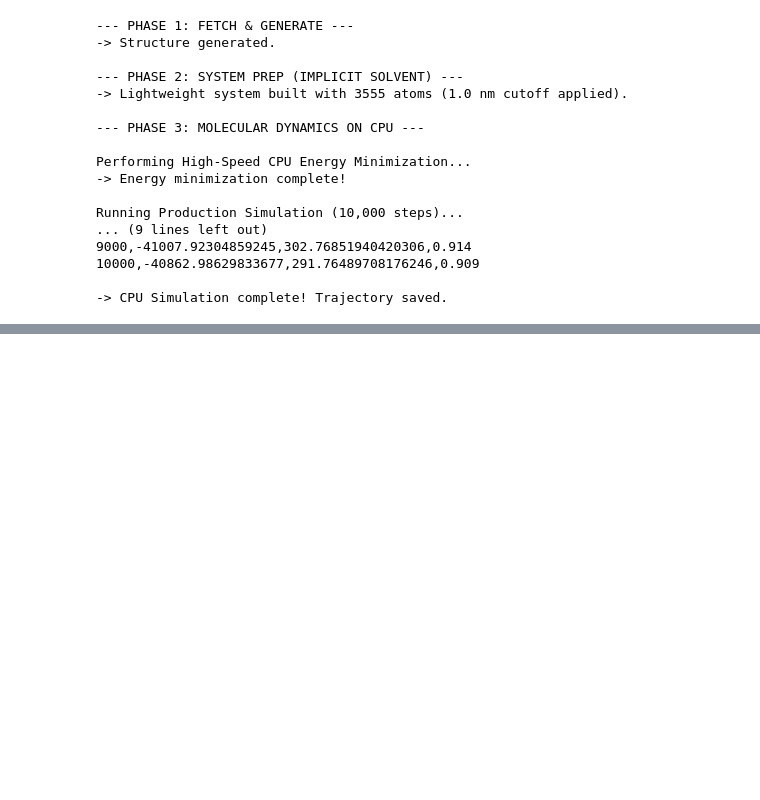
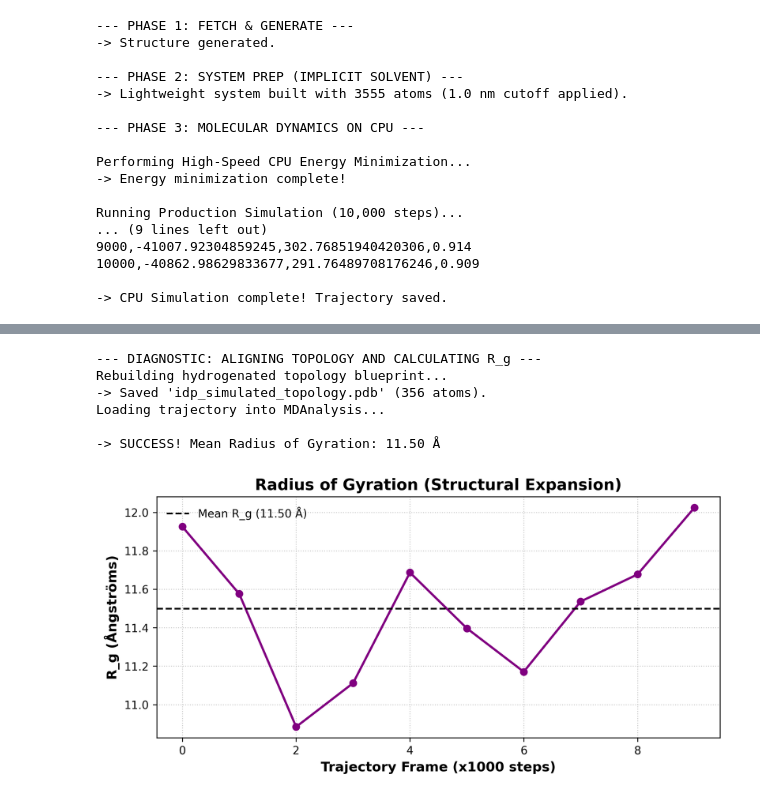
Before and after one commit to drmuruga/Tardigrade-CAHS-d-simulation, a Jupyter notebook: tardigrade_simulation.ipynb, the cells around one changed output, grey strips where cells are left out. Cells and saved outputs as stored; diff of their text form; code cells hidden in the pictures; blank space fills up the shorter version.

```diff
--- a/tardigrade_simulation.ipynb
+++ b/tardigrade_simulation.ipynb
@@ -218,0 +576,68 @@ Running Production Simulation (10,000 steps)...
+# %%
+import openmm.app as app
+from pdbfixer import PDBFixer
+import MDAnalysis as mda
+import matplotlib.pyplot as plt
+import numpy as np
+import warnings
+
+# Suppress the harmless MDAnalysis deprecation warnings for cleaner output
+warnings.filterwarnings('ignore')
+
+print("--- DIAGNOSTIC: ALIGNING TOPOLOGY AND CALCULATING R_g ---")
+
+try:
+    # 1. Re-generate the 356-atom topology that OpenMM actually simulated
+    print("Rebuilding hydrogenated topology blueprint...")
+    fixer = PDBFixer(filename='idp_variant.pdb')
+    fixer.findMissingResidues()
+    fixer.findMissingAtoms()
+    fixer.addMissingAtoms()
+    fixer.addMissingHydrogens(7.0)
+
+    # Write the fixed topology to a new PDB file
+    with open('idp_simulated_topology.pdb', 'w') as f:
+        app.PDBFile.writeFile(fixer.topology, fixer.positions, f)
+    print("-> Saved 'idp_simulated_topology.pdb' (356 atoms).")
+
+    # 2. Load the perfectly matched files into MDAnalysis
+    print("Loading trajectory into MDAnalysis...")
+    u = mda.Universe('idp_simulated_topology.pdb', 'idp_trajectory.dcd')
+
+    # Select only the protein backbone for an accurate structural measurement
+    protein = u.select_atoms("protein and backbone")
+
+    rg_values = []
+    time_steps = []
+
+    # Iterate through the trajectory frames
+    for ts in u.trajectory:
+        rg_values.append(protein.radius_of_gyration())
+        time_steps.append(ts.frame)
+
+    mean_rg = np.mean(rg_values)
+    print(f"\n-> SUCCESS! Mean Radius of Gyration: {mean_rg:.2f} Å")
+
+    # 3. Plot the R_g over time to prove structural expansion
+    plt.figure(figsize=(8, 4), dpi=300)
+    plt.plot(time_steps, rg_values, color='purple', linewidth=2, marker='o')
+    plt.axhline(y=mean_rg, color='black', linestyle='--', label=f'Mean R_g ({mean_rg:.2f} Å)')
+
+    plt.title('Radius of Gyration (Structural Expansion)', fontsize=14, fontweight='bold')
+    plt.xlabel('Trajectory Frame (x1000 steps)', fontsize=12, fontweight='bold')
+    plt.ylabel('R_g (Ångströms)', fontsize=12, fontweight='bold')
+    plt.grid(True, linestyle=':', alpha=0.7)
+    plt.legend(frameon=False)
+    plt.tight_layout()
+    plt.show()
+
+except Exception as e:
+    print(f"Failed to process trajectory: {e}")
+# %% [output]
+--- DIAGNOSTIC: ALIGNING TOPOLOGY AND CALCULATING R_g ---
+Rebuilding hydrogenated topology blueprint...
+-> Saved 'idp_simulated_topology.pdb' (356 atoms).
+Loading trajectory into MDAnalysis...
+
+-> SUCCESS! Mean Radius of Gyration: 11.50 Å
+[figure, added]
```
Also changed, not shown: parts of 11 cells of this notebook.
